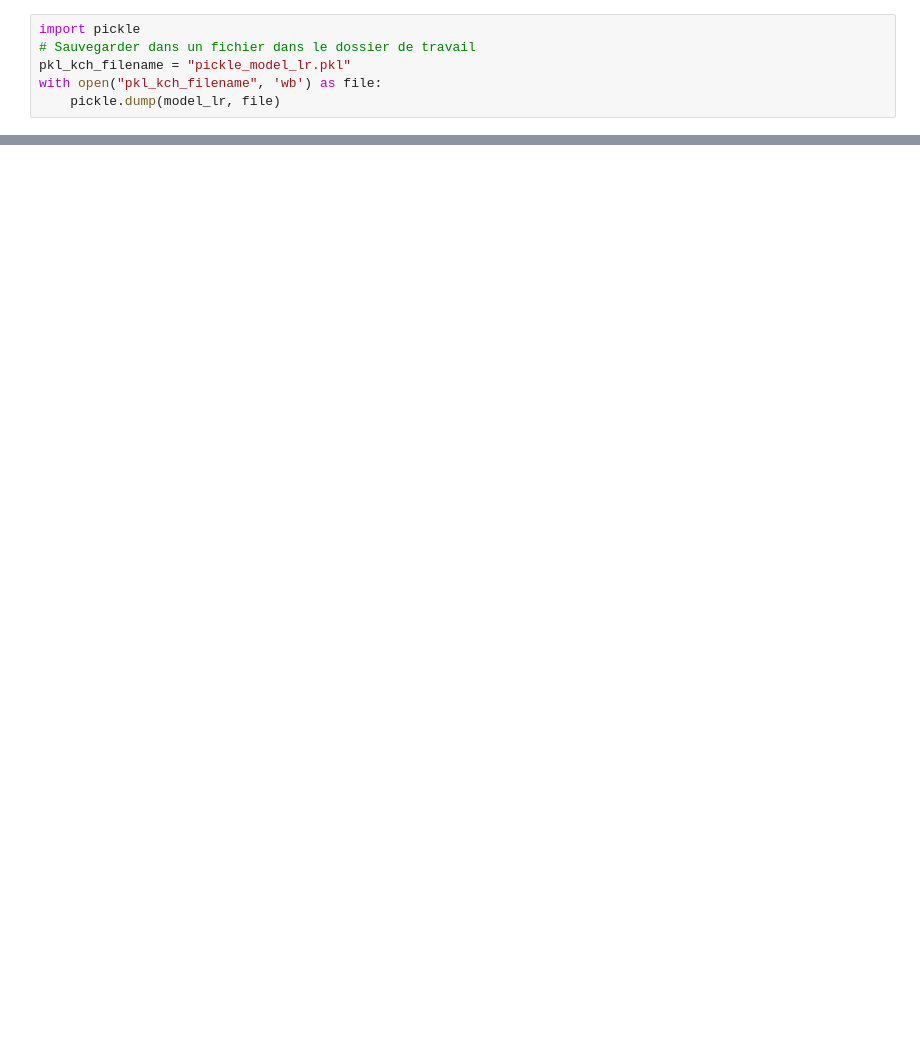
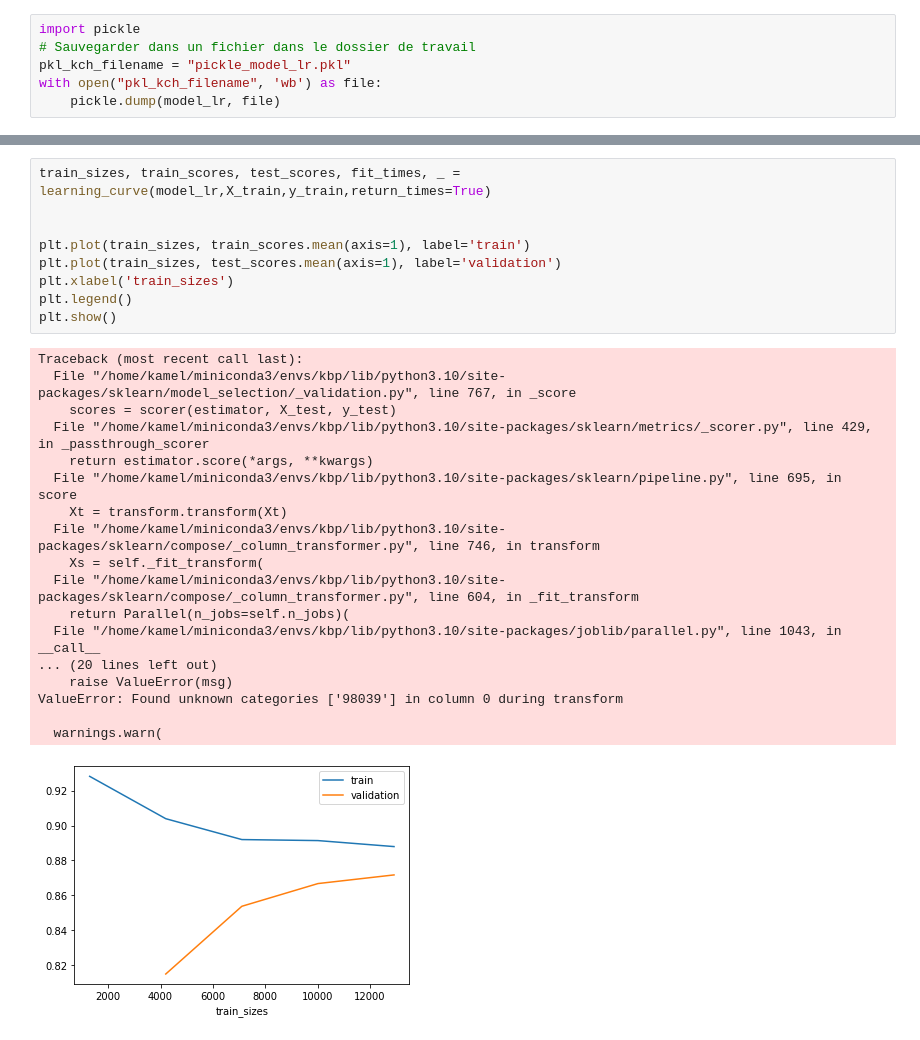
Before and after one commit to kamelben9/Prediction-KC-House, a Jupyter notebook: data_preparation.ipynb, the cells around one changed output, grey strips where cells are left out. Drawn from its saved outputs; the diff is of its cells as text; blank space fills up the shorter version.

```diff
--- a/data_preparation.ipynb
+++ b/data_preparation.ipynb
@@ -220,0 +309,28 @@ with open("pkl_kch_filename", 'wb') as file:
+# %%
+train_sizes, train_scores, test_scores, fit_times, _ = learning_curve(model_lr,X_train,y_train,return_times=True)
+
+
+plt.plot(train_sizes, train_scores.mean(axis=1), label='train')
+plt.plot(train_sizes, test_scores.mean(axis=1), label='validation')
+plt.xlabel('train_sizes')
+plt.legend()
+plt.show()
+# %% [output]
+Traceback (most recent call last):
+  File "/home/kamel/miniconda3/envs/kbp/lib/python3.10/site-packages/sklearn/model_selection/_validation.py", line 767, in _score
+    scores = scorer(estimator, X_test, y_test)
+  File "/home/kamel/miniconda3/envs/kbp/lib/python3.10/site-packages/sklearn/metrics/_scorer.py", line 429, in _passthrough_scorer
+    return estimator.score(*args, **kwargs)
+  File "/home/kamel/miniconda3/envs/kbp/lib/python3.10/site-packages/sklearn/pipeline.py", line 695, in score
+    Xt = transform.transform(Xt)
+  File "/home/kamel/miniconda3/envs/kbp/lib/python3.10/site-packages/sklearn/compose/_column_transformer.py", line 746, in transform
+    Xs = self._fit_transform(
+  File "/home/kamel/miniconda3/envs/kbp/lib/python3.10/site-packages/sklearn/compose/_column_transformer.py", line 604, in _fit_transform
+    return Parallel(n_jobs=self.n_jobs)(
+  File "/home/kamel/miniconda3/envs/kbp/lib/python3.10/site-packages/joblib/parallel.py", line 1043, in __call__
+... (20 lines left out)
+    raise ValueError(msg)
+ValueError: Found unknown categories ['98039'] in column 0 during transform
+
+  warnings.warn(
+[figure, added]
```
Also changed, not shown: parts of 19 cells of this notebook, 4 other files.
